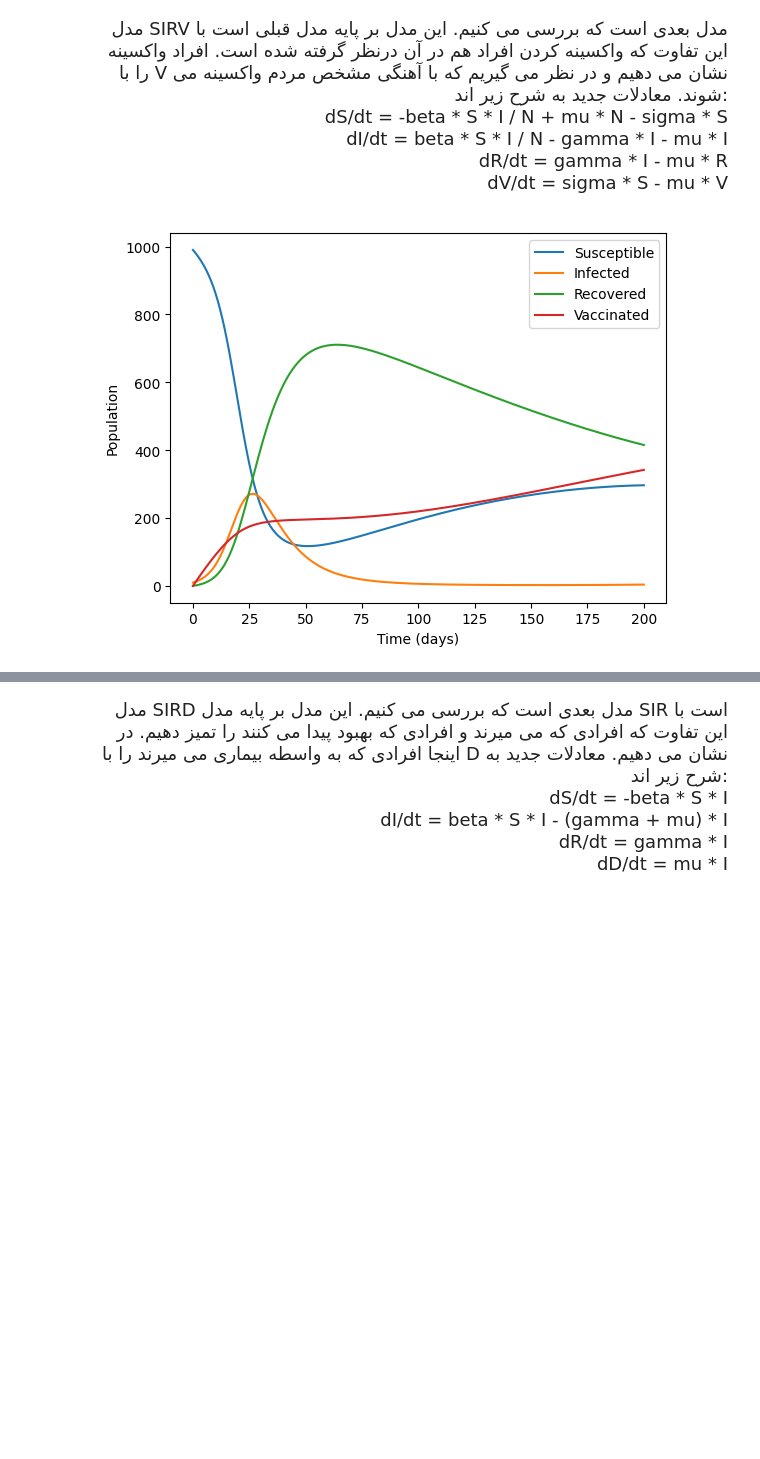
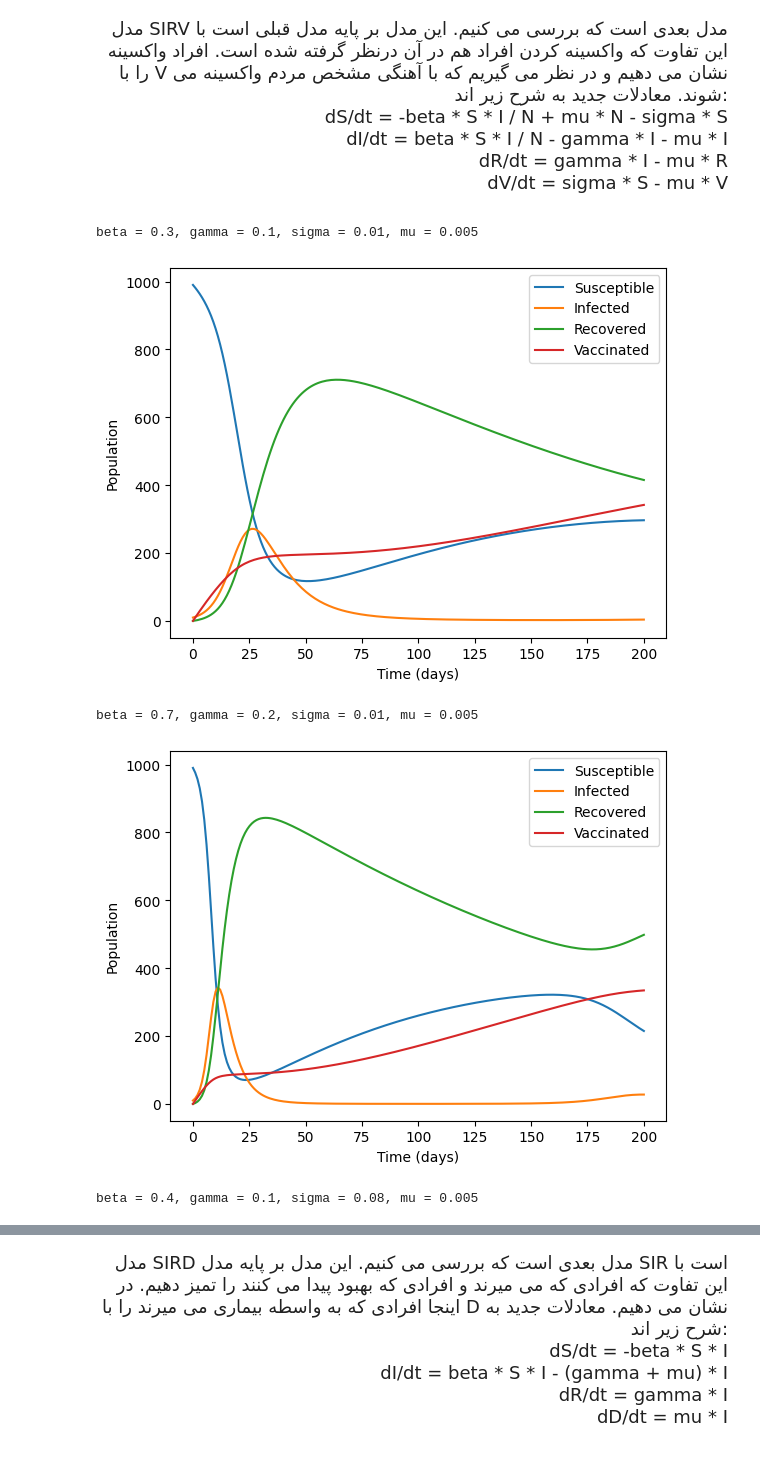
Before and after one commit to imghady/Models-of-percolation-and-epidemic-spreading, a Jupyter notebook: csp.ipynb, the cells around one changed output, grey strips where cells are left out. Cells and saved outputs as stored; diff of their text form; code cells hidden in the pictures; blank space fills up the shorter version.

Commit message:
compelete SIRV and SIRD models

```diff
--- a/csp.ipynb
+++ b/csp.ipynb
@@ -130,40 +130,78 @@ dV/dt = sigma * S - mu * V
 import numpy as np
 from scipy.integrate import odeint
 import matplotlib.pyplot as plt
 
 # Define the SIRV model
 def sirv_model(y, t, beta, gamma, sigma, mu):
     S, I, R, V = y
     N = S + I + R
     dSdt = -beta * S * I / N + mu * N - sigma * S
     dIdt = beta * S * I / N - gamma * I - mu * I
     dRdt = gamma * I - mu * R
     dVdt = sigma * S - mu * V
     return [dSdt, dIdt, dRdt, dVdt]
 
 # Set the initial conditions and parameters
 S0 = 990
 I0 = 10
 R0 = 0
 V0 = 0
-beta = 0.3
-gamma = 0.1
-sigma = 0.01
-mu = 0.005
+beta1 = 0.3
+beta2 = 0.7
+beta3 = 0.4
+gamma1 = 0.1
+gamma2 = 0.2
+gamma3 = 0.1
+sigma1 = 0.01
+sigma2 = 0.01
+sigma3 = 0.08
+mu1 = 0.005
+mu2 = 0.005
+mu3 = 0.005
 t = np.linspace(0, 200, 200)
 
 # Solve the differential equations
-sol = odeint(sirv_model, [S0, I0, R0, V0], t, args=(beta, gamma, sigma, mu))
-S, I, R, V = sol.T
+sol1 = odeint(sirv_model, [S0, I0, R0, V0], t, args=(beta1, gamma1, sigma1, mu1))
+sol2 = odeint(sirv_model, [S0, I0, R0, V0], t, args=(beta2, gamma2, sigma2, mu2))
+sol3 = odeint(sirv_model, [S0, I0, R0, V0], t, args=(beta3, gamma3, sigma3, mu3))
+S1, I1, R1, V1 = sol1.T
+S2, I2, R2, V2 = sol2.T
+S3, I3, R3, V3 = sol3.T
 
 # Plot the results
-plt.plot(t, S, label='Susceptible')
-plt.plot(t, I, label='Infected')
-plt.plot(t, R, label='Recovered')
-plt.plot(t, V, label='Vaccinated')
+print("beta = 0.3, gamma = 0.1, sigma = 0.01, mu = 0.005 ")
+plt.plot(t, S1, label='Susceptible')
+plt.plot(t, I1, label='Infected')
+plt.plot(t, R1, label='Recovered')
+plt.plot(t, V1, label='Vaccinated')
 plt.xlabel('Time (days)')
 plt.ylabel('Population')
 plt.legend()
 plt.show()
+
+print("beta = 0.7, gamma = 0.2, sigma = 0.01, mu = 0.005 ")
+plt.plot(t, S2, label='Susceptible')
+plt.plot(t, I2, label='Infected')
+plt.plot(t, R2, label='Recovered')
+plt.plot(t, V2, label='Vaccinated')
+plt.xlabel('Time (days)')
+plt.ylabel('Population')
+plt.legend()
+plt.show()
+
+
+print("beta = 0.4, gamma = 0.1, sigma = 0.08, mu = 0.005 ")
+plt.plot(t, S3, label='Susceptible')
+plt.plot(t, I3, label='Infected')
+plt.plot(t, R3, label='Recovered')
+plt.plot(t, V3, label='Vaccinated')
+plt.xlabel('Time (days)')
+plt.ylabel('Population')
+plt.legend()
+plt.show()
 # %% [output]
+beta = 0.3, gamma = 0.1, sigma = 0.01, mu = 0.005
 [figure]
+beta = 0.7, gamma = 0.2, sigma = 0.01, mu = 0.005
+[figure, added]
+beta = 0.4, gamma = 0.1, sigma = 0.08, mu = 0.005
```
Also changed, not shown: parts of 2 cells of this notebook.
